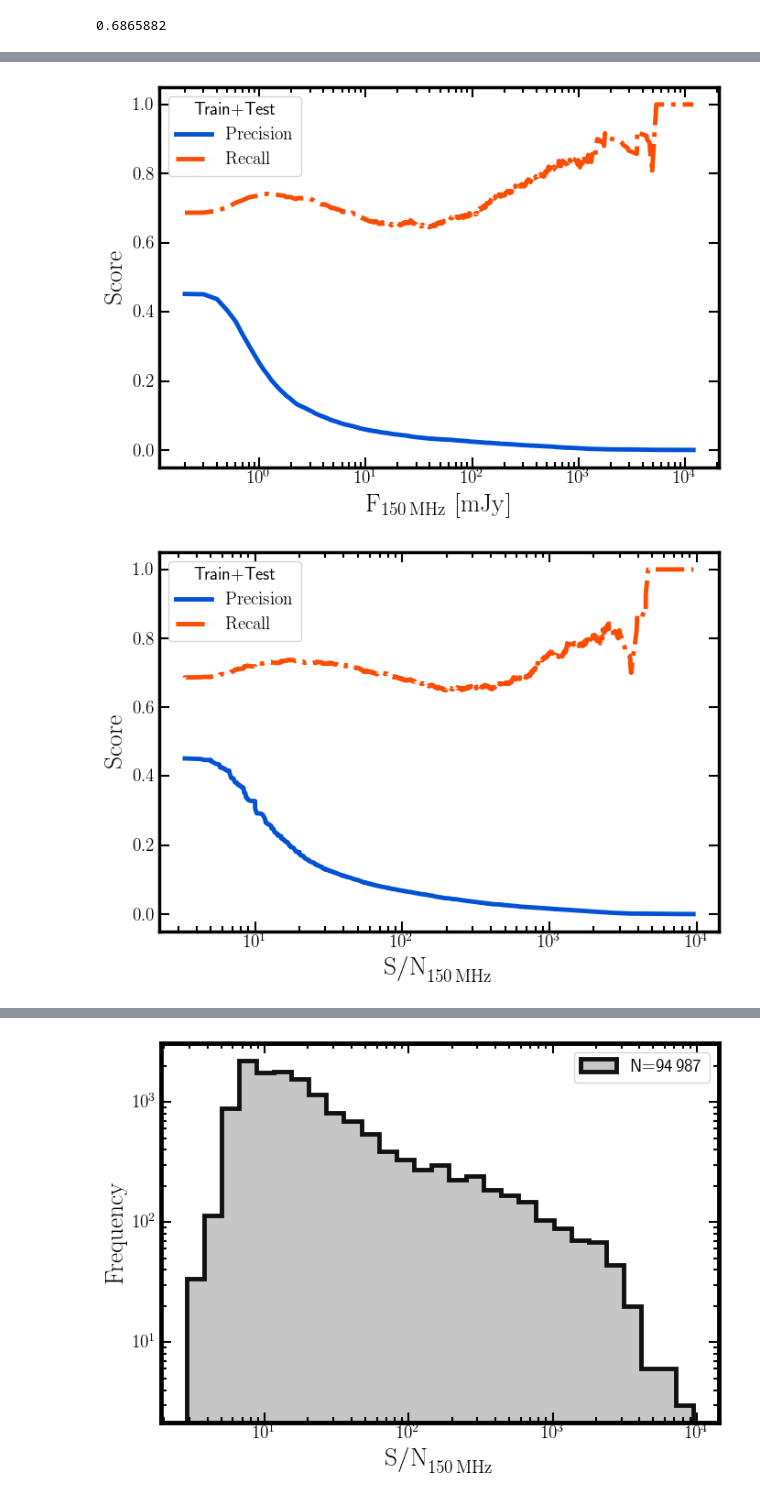
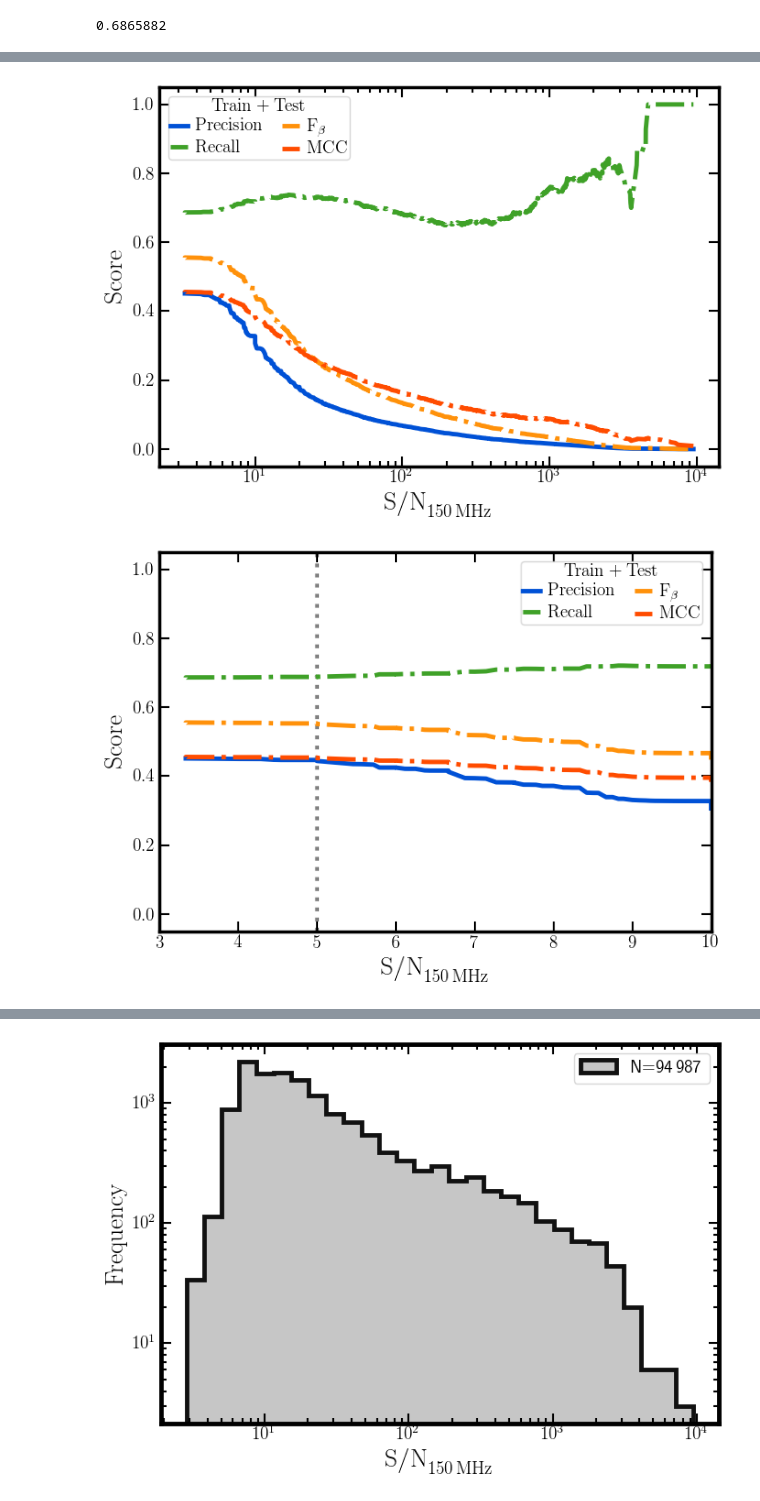
Before and after one commit to racarvajal/Pipeline_ML_6arcsec, a Jupyter notebook: ML_13.ipynb, the cells around one changed output, grey strips where cells are left out. Saved outputs shown, nothing was run; the diff lists cells and outputs as text; code cells hidden in the pictures.

Commit message:
include more scores

```diff
--- a/ML_13.ipynb
+++ b/ML_13.ipynb
@@ -291,14 +301,24 @@ for count, flx in enumerate(LOFAR_flx_range):
 # %%
 temp_radio_detect_train_test_SNR = selected_df.loc[filter_pred_AGN_train_test, 'radio_detect'].copy()
-LOFAR_SNR_range = np.unique(train_test_df.loc[np.isfinite(train_test_df.loc[:, 'SNR_LOFAR']) & filter_pred_AGN_train_test, 'SNR_LOFAR'])
-radio_precs_SNR   = []
-radio_recalls_SNR = []
+LOFAR_SNR_range    = np.unique(train_test_df.loc[np.isfinite(train_test_df.loc[:, 'SNR_LOFAR']) &
+                                                 filter_pred_AGN_train_test, 'SNR_LOFAR'])
+radio_precs_SNR    = []
+radio_recalls_SNR  = []
+radio_accs_SNR     = []
+radio_f_scores_SNR = []
+radio_mccs_SNR     = []
 for count, SNR in enumerate(LOFAR_SNR_range):
-    tmp_filt         = np.array(selected_df.loc[filter_pred_AGN_train_test, 'SNR_LOFAR'] < SNR)
+    tmp_filt          = np.array(selected_df.loc[filter_pred_AGN_train_test, 'SNR_LOFAR'] < SNR)
     temp_radio_detect_train_test_SNR.loc[tmp_filt] = 0
-    tmp_radio_cm     = gf.conf_mat_func(temp_radio_detect_train_test_SNR,
-                                        selected_df.loc[filter_pred_AGN_train_test, 'pred_radio_cal_AGN'])
-    tmp_radio_prec   = gf.Precision_from_CM(tmp_radio_cm)
-    tmp_radio_recall = gf.Recall_from_CM(tmp_radio_cm)
+    tmp_radio_cm      = gf.conf_mat_func(temp_radio_detect_train_test_SNR,
+                                         selected_df.loc[filter_pred_AGN_train_test, 'pred_radio_cal_AGN'])
+    tmp_radio_prec    = gf.Precision_from_CM(tmp_radio_cm)  # Precision
+    tmp_radio_recall  = gf.Recall_from_CM(tmp_radio_cm)  # Recall
+    tmp_radio_acc     = gf.ACC_from_CM(tmp_radio_cm)  # Accuracy
+    tmp_radio_f_score = gf.Fb_from_CM(tmp_radio_cm)  # F_beta score (beta=1.1)
+    tmp_radio_mcc     = gf.MCC_from_CM(tmp_radio_cm)  # Matthews' correlation coefficient
     radio_precs_SNR.append(tmp_radio_prec)
     radio_recalls_SNR.append(tmp_radio_recall)
+    radio_accs_SNR.append(tmp_radio_acc)
+    radio_f_scores_SNR.append(tmp_radio_f_score)
+    radio_mccs_SNR.append(tmp_radio_mcc)
@@ -305,15 +363,19 @@ for count, SNR in enumerate(LOFAR_SNR_range):
 # %%
 fig             = plt.figure(figsize=(7,5))
-ax1             = fig.add_subplot(111)
+ax1             = fig.add_subplot(111, xscale='log')
 
-ax1.plot(LOFAR_flx_range, radio_precs_flx, ls='-', marker='None', label=r'$\mathrm{Precision}$',
+ax1.plot(LOFAR_SNR_range, radio_precs_SNR, ls='-', marker='None', label=r'$\mathrm{Precision}$',
          lw=3.5, color=plt.get_cmap('cet_rainbow')(0.05))
-ax1.plot(LOFAR_flx_range, radio_recalls_flx, ls='-.', marker='None', label=r'$\mathrm{Recall}$',
+ax1.plot(LOFAR_SNR_range, radio_recalls_SNR, ls='-.', marker='None', label=r'$\mathrm{Recall}$',
+         lw=3.5, color=plt.get_cmap('cet_rainbow')(0.30))
+# ax1.plot(LOFAR_SNR_range, radio_accs_SNR, ls='-', marker='None', label=r'$\mathrm{Accuracy}$',
+#          lw=3.5, color=plt.get_cmap('cet_rainbow')(0.50))
+ax1.plot(LOFAR_SNR_range, radio_f_scores_SNR, ls='-.', marker='None', label=r'$\mathrm{F}_{\beta}$',
+         lw=3.5, color=plt.get_cmap('cet_rainbow')(0.80))
+ax1.plot(LOFAR_SNR_range, radio_mccs_SNR, ls='-.', marker='None', label=r'$\mathrm{MCC}$',
          lw=3.5, color=plt.get_cmap('cet_rainbow')(0.95))
-ax1.set_xscale('log')
-# ax1.set_yscale('log')
-# ax1.set_xlim(right=1.0)
-ax1.set_xlabel(r'$\mathrm{F}_{150 \, \mathrm{MHz}} ~ [\mathrm{mJy}]$', fontsize=20)
+
+ax1.set_xlabel(r'$\mathrm{S/N}_{150 \, \mathrm{MHz}}$', fontsize=20)
 ax1.set_ylabel(r'$\mathrm{Score}$', fontsize=20)
 ax1.tick_params(which='both', top=True, right=True, direction='in')
 ax1.tick_params(axis='both', which='major', labelsize=14)
@@ -321,31 +383,42 @@ ax1.tick_params(which='major', length=8, width=1.5)
 ax1.tick_params(which='minor', length=4, width=1.5)
 plt.setp(ax1.spines.values(), linewidth=2.5)
 plt.setp(ax1.spines.values(), linewidth=2.5)
-plt.legend(loc='best', fontsize=14, title='Train+Test', title_fontsize=14)
+plt.legend(loc='best', fontsize=14, title=r'$\mathrm{Train+Test}$',
+           title_fontsize=14, ncol=2, borderpad=0.1, labelspacing=0.3,
+           handlelength=1.0, handletextpad=0.4, columnspacing=1.0)
 fig.tight_layout()
 plt.show()
 # %% [output]
-[figure, old version]
+[figure, new version]
 # %%
 fig             = plt.figure(figsize=(7,5))
-ax1             = fig.add_subplot(111)
+ax1             = fig.add_subplot(111, xscale='linear')
 
 ax1.plot(LOFAR_SNR_range, radio_precs_SNR, ls='-', marker='None', label=r'$\mathrm{Precision}$',
          lw=3.5, color=plt.get_cmap('cet_rainbow')(0.05))
 ax1.plot(LOFAR_SNR_range, radio_recalls_SNR, ls='-.', marker='None', label=r'$\mathrm{Recall}$',
+         lw=3.5, color=plt.get_cmap('cet_rainbow')(0.30))
+# ax1.plot(LOFAR_SNR_range, radio_accs_SNR, ls='-', marker='None', label=r'$\mathrm{Accuracy}$',
+#          lw=3.5, color=plt.get_cmap('cet_rainbow')(0.50))
+ax1.plot(LOFAR_SNR_range, radio_f_scores_SNR, ls='-.', marker='None', label=r'$\mathrm{F}_{\beta}$',
+         lw=3.5, color=plt.get_cmap('cet_rainbow')(0.80))
+ax1.plot(LOFAR_SNR_range, radio_mccs_SNR, ls='-.', marker='None', label=r'$\mathrm{MCC}$',
          lw=3.5, color=plt.get_cmap('cet_rainbow')(0.95))
-ax1.set_xscale('log')
-#ax1.set_yscale('log')
+ax1.axvline(x=5.0, ls=':', lw=3.0, color='gray', zorder=1)
+
+ax1.set_xlim(left=3.0, right=10.0)
 ax1.set_xlabel(r'$\mathrm{S/N}_{150 \, \mathrm{MHz}}$', fontsize=20)
 ax1.set_ylabel(r'$\mathrm{Score}$', fontsize=20)
 ax1.tick_params(which='both', top=True, right=True, direction='in')
 ax1.tick_params(axis='both', which='major', labelsize=14)
 ax1.tick_params(which='major', length=8, width=1.5)
 ax1.tick_params(which='minor', length=4, width=1.5)
 plt.setp(ax1.spines.values(), linewidth=2.5)
 plt.setp(ax1.spines.values(), linewidth=2.5)
-plt.legend(loc='best', fontsize=14, title='Train+Test', title_fontsize=14)
+plt.legend(loc='best', fontsize=14, title=r'$\mathrm{Train+Test}$',
+           title_fontsize=14, ncol=2, borderpad=0.1, labelspacing=0.3,
+           handlelength=1.0, handletextpad=0.4, columnspacing=1.0)
 fig.tight_layout()
 plt.show()
 # %% [output]
-[figure, old version]
+[figure, new version]
```
Also changed, not shown: parts of 4 cells of this notebook.
